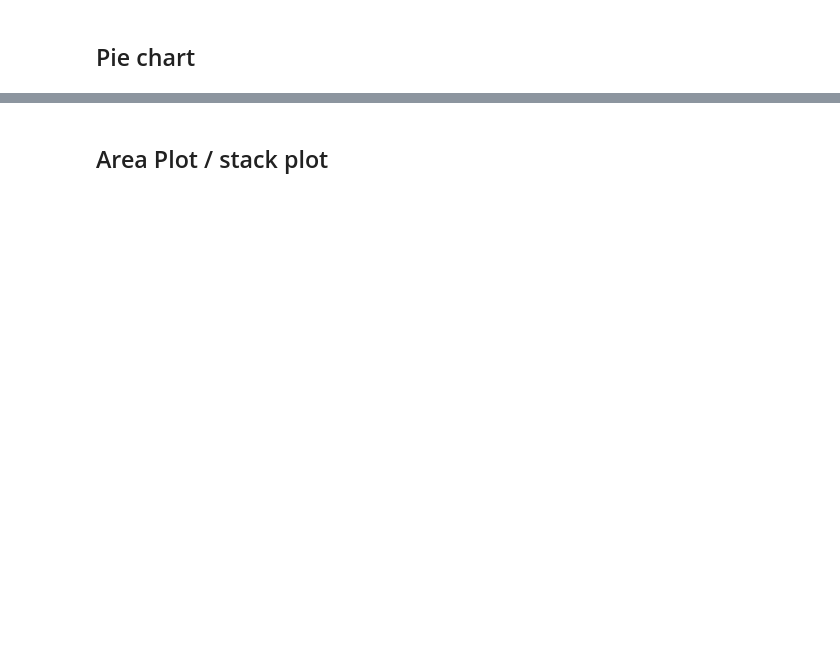
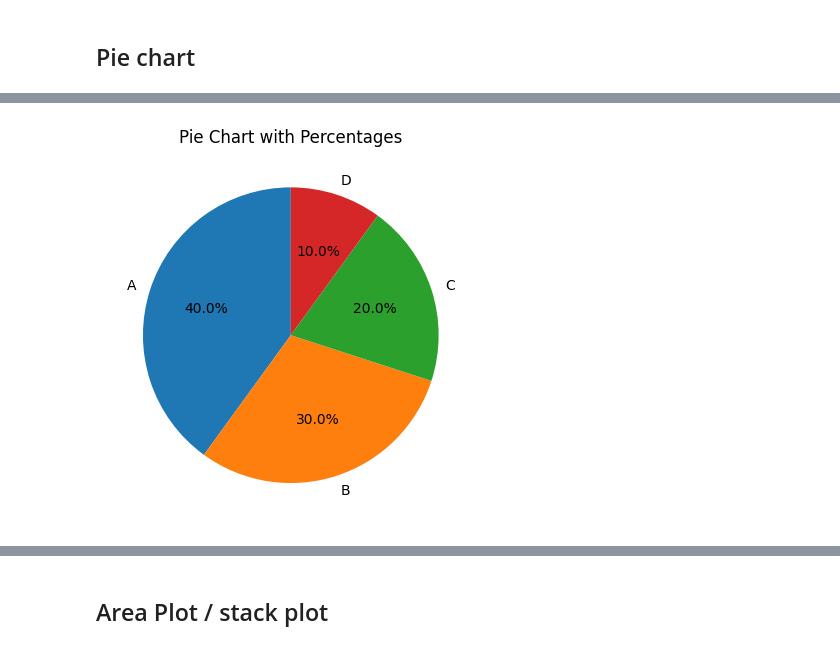
Before and after one commit to Thameempp/Data-analysis, a Jupyter notebook: Visualization/Matplotlib.ipynb, the cells around one changed output, grey strips where cells are left out. Saved outputs shown, nothing was run; the diff lists cells and outputs as text; code cells hidden in the pictures; blank space fills up the shorter version.

```diff
--- a/Visualization/Matplotlib.ipynb
+++ b/Visualization/Matplotlib.ipynb
@@ -423,0 +433,11 @@ plt.show()
+# %%
+plt.pie(
+    sizes,
+    labels=labels,
+    autopct='%1.1f%%', # shows percentage value on each slice # %1.1f -> one decimal place # %% -> display % symbol
+    startangle=90 # not mendatory
+)
+plt.title("Pie Chart with Percentages")
+plt.show()
+# %% [output]
+[figure, added]
```
Also changed, not shown: parts of 10 cells of this notebook, 1 other file.
